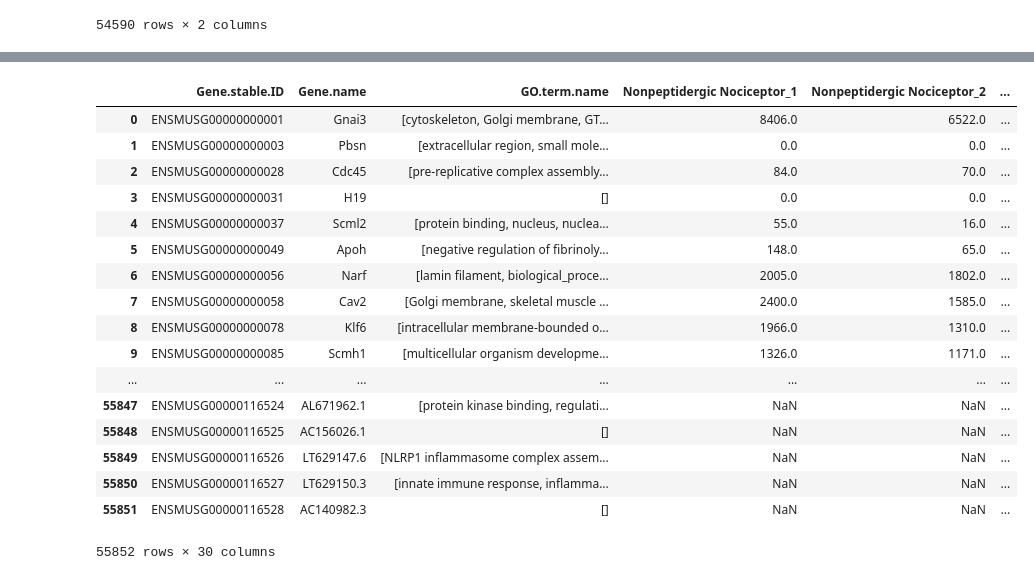
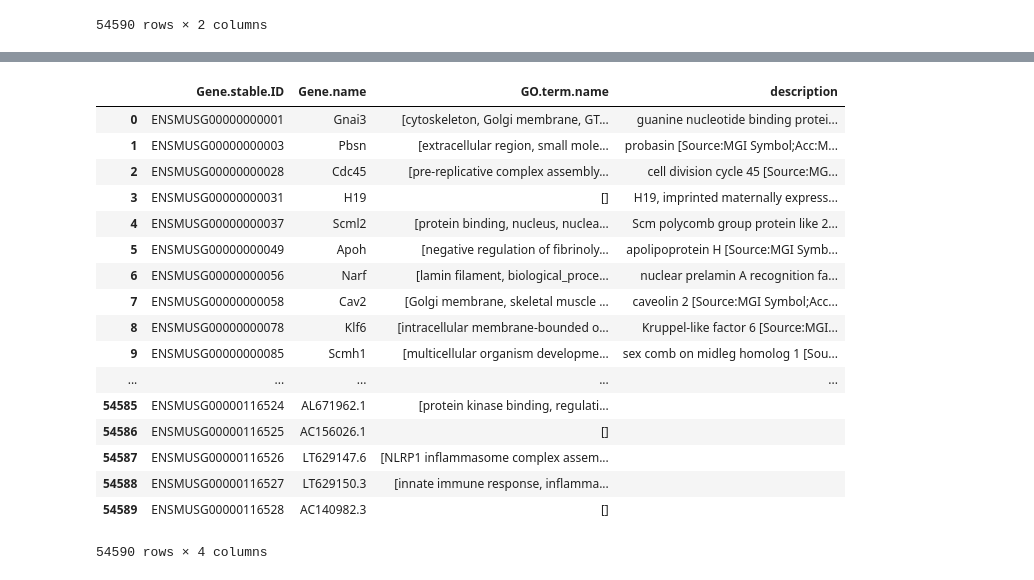
Before and after one commit to leeleavitt/utah_transcriptome_pharmer, a Jupyter notebook: data_preprocessing/process_data.ipynb, the cells around one changed output, grey strips where cells are left out. Drawn from its saved outputs; the diff is of its cells as text; code cells hidden in the pictures.

```diff
--- a/data_preprocessing/process_data.ipynb
+++ b/data_preprocessing/process_data.ipynb
@@ -92,23 +91,23 @@ counts
 # %%
-final = go_terms.join(counts, how='outer').join(descriptions, how='outer')
+final = go_terms.join(descriptions, how='outer')
 final = final.reset_index()
 final
 # %% [output]
-|  | Gene.stable.ID | Gene.name | GO.term.name | Nonpeptidergic Nociceptor_1 | Nonpeptidergic Nociceptor_2 | ... |
-| 0 | ENSMUSG00000000001 | Gnai3 | [cytoskeleton, Golgi membrane, GT... | 8406.0 | 6522.0 | ... |
-| 1 | ENSMUSG00000000003 | Pbsn | [extracellular region, small mole... | 0.0 | 0.0 | ... |
-| 2 | ENSMUSG00000000028 | Cdc45 | [pre-replicative complex assembly... | 84.0 | 70.0 | ... |
-| 3 | ENSMUSG00000000031 | H19 | [] | 0.0 | 0.0 | ... |
-| 4 | ENSMUSG00000000037 | Scml2 | [protein binding, nucleus, nuclea... | 55.0 | 16.0 | ... |
-| 5 | ENSMUSG00000000049 | Apoh | [negative regulation of fibrinoly... | 148.0 | 65.0 | ... |
-| 6 | ENSMUSG00000000056 | Narf | [lamin filament, biological_proce... | 2005.0 | 1802.0 | ... |
-| 7 | ENSMUSG00000000058 | Cav2 | [Golgi membrane, skeletal muscle ... | 2400.0 | 1585.0 | ... |
-| 8 | ENSMUSG00000000078 | Klf6 | [intracellular membrane-bounded o... | 1966.0 | 1310.0 | ... |
-| 9 | ENSMUSG00000000085 | Scmh1 | [multicellular organism developme... | 1326.0 | 1171.0 | ... |
-| ... | ... | ... | ... | ... | ... | ... |
-| 55847 | ENSMUSG00000116524 | AL671962.1 | [protein kinase binding, regulati... | NaN | NaN | ... |
-| 55848 | ENSMUSG00000116525 | AC156026.1 | [] | NaN | NaN | ... |
-| 55849 | ENSMUSG00000116526 | LT629147.6 | [NLRP1 inflammasome complex assem... | NaN | NaN | ... |
-| 55850 | ENSMUSG00000116527 | LT629150.3 | [innate immune response, inflamma... | NaN | NaN | ... |
-| 55851 | ENSMUSG00000116528 | AC140982.3 | [] | NaN | NaN | ... |
+|  | Gene.stable.ID | Gene.name | GO.term.name | description |
+| 0 | ENSMUSG00000000001 | Gnai3 | [cytoskeleton, Golgi membrane, GT... | guanine nucleotide binding protei... |
+| 1 | ENSMUSG00000000003 | Pbsn | [extracellular region, small mole... | probasin [Source:MGI Symbol;Acc:M... |
+| 2 | ENSMUSG00000000028 | Cdc45 | [pre-replicative complex assembly... | cell division cycle 45 [Source:MG... |
+| 3 | ENSMUSG00000000031 | H19 | [] | H19, imprinted maternally express... |
+| 4 | ENSMUSG00000000037 | Scml2 | [protein binding, nucleus, nuclea... | Scm polycomb group protein like 2... |
+| 5 | ENSMUSG00000000049 | Apoh | [negative regulation of fibrinoly... | apolipoprotein H [Source:MGI Symb... |
+| 6 | ENSMUSG00000000056 | Narf | [lamin filament, biological_proce... | nuclear prelamin A recognition fa... |
+| 7 | ENSMUSG00000000058 | Cav2 | [Golgi membrane, skeletal muscle ... | caveolin 2 [Source:MGI Symbol;Acc... |
+| 8 | ENSMUSG00000000078 | Klf6 | [intracellular membrane-bounded o... | Kruppel-like factor 6 [Source:MGI... |
+| 9 | ENSMUSG00000000085 | Scmh1 | [multicellular organism developme... | sex comb on midleg homolog 1 [Sou... |
+| ... | ... | ... | ... | ... |
+| 54585 | ENSMUSG00000116524 | AL671962.1 | [protein kinase binding, regulati... |  |
+| 54586 | ENSMUSG00000116525 | AC156026.1 | [] |  |
+| 54587 | ENSMUSG00000116526 | LT629147.6 | [NLRP1 inflammasome complex assem... |  |
+| 54588 | ENSMUSG00000116527 | LT629150.3 | [innate immune response, inflamma... |  |
+| 54589 | ENSMUSG00000116528 | AC140982.3 | [] |  |
-55852 rows × 30 columns
+54590 rows × 4 columns
```
Also changed, not shown: parts of 5 cells of this notebook, 3 other files.
